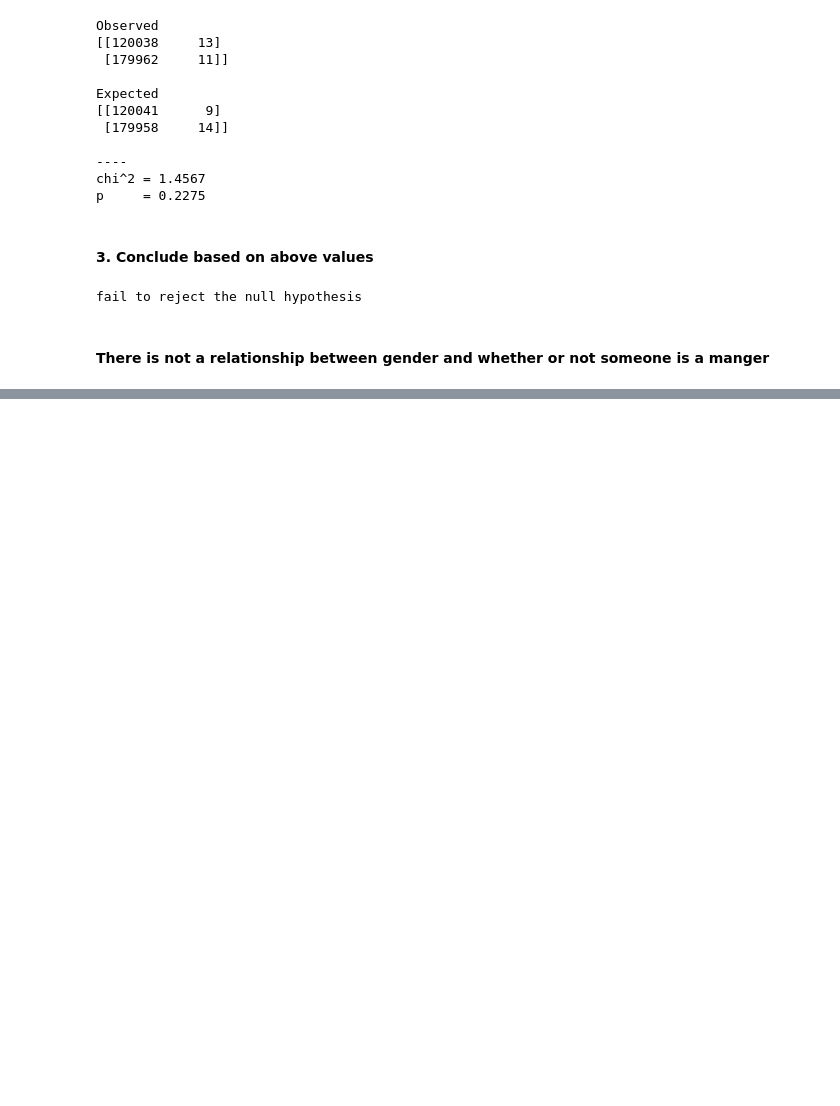
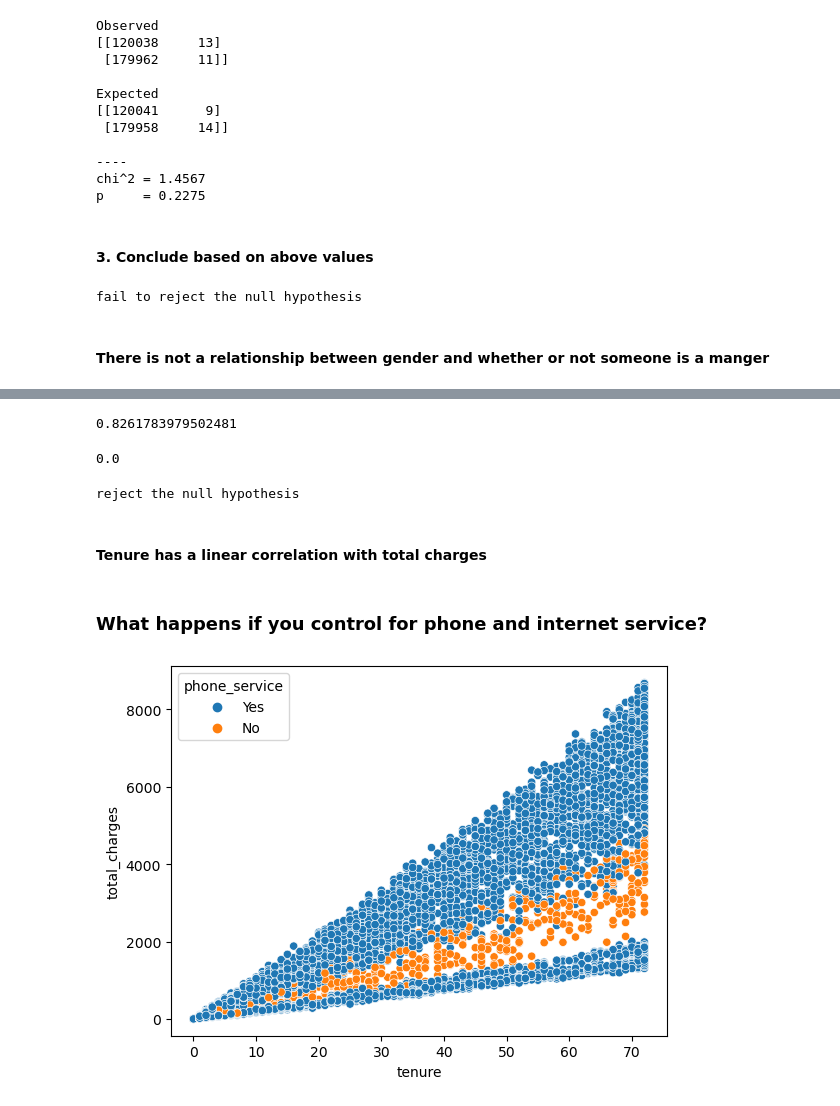
Before and after one commit to brandon-hess43/statistics-exercises, a Jupyter notebook: hypothesis_testing.ipynb, the cells around one changed output, grey strips where cells are left out. Cells and saved outputs as stored; diff of their text form; code cells hidden in the pictures; blank space fills up the shorter version.

```diff
--- a/hypothesis_testing.ipynb
+++ b/hypothesis_testing.ipynb
@@ -522,0 +693,2 @@ fail to reject the null hypothesis
+# %%
+telco_df['total_charges'] = np.nan_to_num(telco_df.total_charges)
@@ -522,0 +716,24 @@ fail to reject the null hypothesis
+# %%
+r
+# %% [output]
+0.8261783979502481
+# %%
+p
+# %% [output]
+0.0
+# %%
+if p < alpha:
+    print('reject the null hypothesis')
+else:
+    print('fail to reject the null hypothesis')
+# %% [output]
+reject the null hypothesis
+# %% [markdown]
+#### Tenure has a linear correlation with total charges
+# %% [markdown]
+### What happens if you control for phone and internet service?
+# %%
+sns.scatterplot(data=telco_df, x='tenure', y='total_charges', hue='phone_service')
+plt.show()
+# %% [output]
+[figure, added]
```
Also changed, not shown: parts of 73 cells of this notebook.
